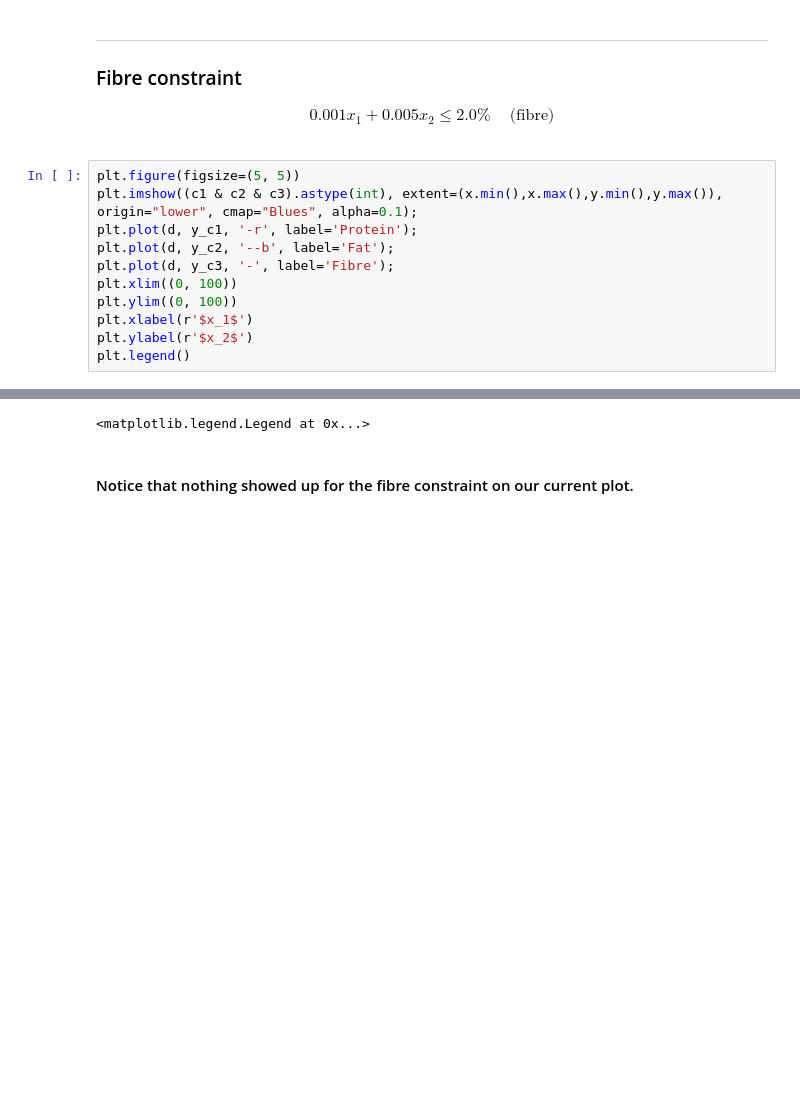
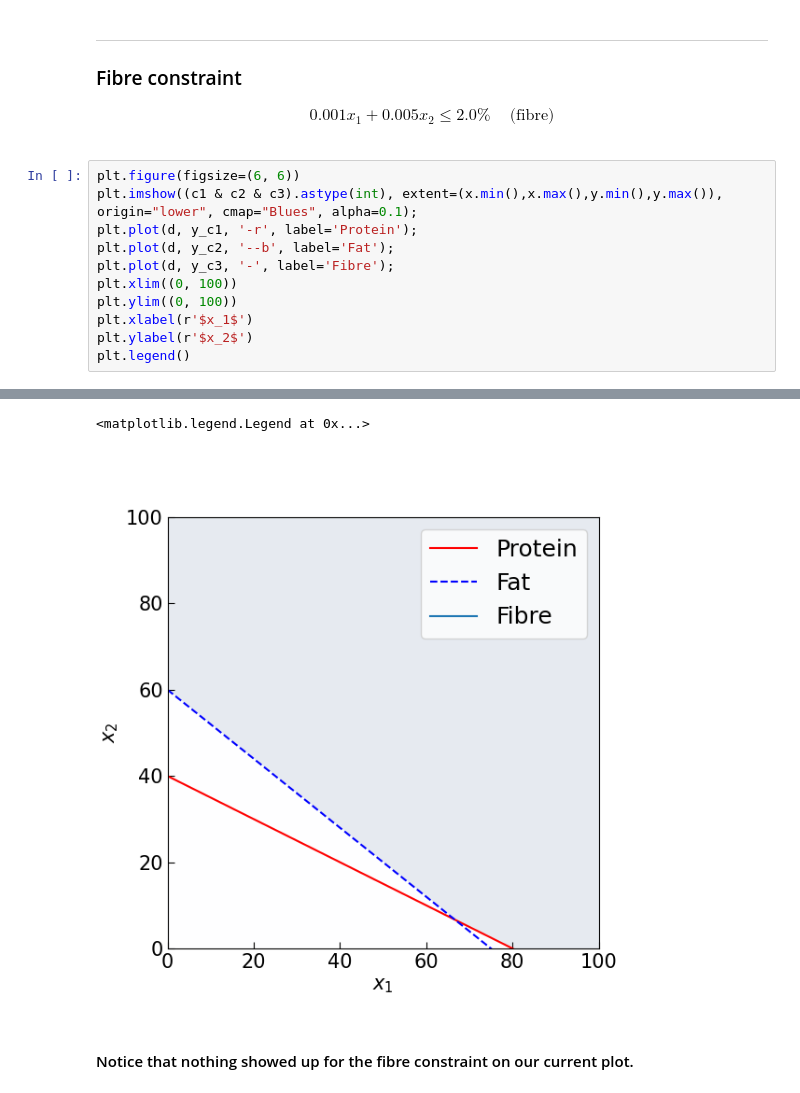
Before and after one commit to csianglim/DMC-Python, a Jupyter notebook: 0. LP Intro - Blending.ipynb, the cells around one changed output, grey strips where cells are left out. Saved outputs shown, nothing was run; the diff lists cells and outputs as text; blank space fills up the shorter version.

```diff
--- a/0. LP Intro - Blending.ipynb
+++ b/0. LP Intro - Blending.ipynb
@@ -218,7 +222,7 @@ $$
 \end{align}
 $$
 # %%
-plt.figure(figsize=(5, 5))
+plt.figure(figsize=(6, 6))
 plt.imshow((c1 & c2 & c3).astype(int), extent=(x.min(),x.max(),y.min(),y.max()), origin="lower", cmap="Blues", alpha=0.1);
 plt.plot(d, y_c1, '-r', label='Protein');
 plt.plot(d, y_c2, '--b', label='Fat');
@@ -234,4 +236,5 @@ plt.legend()
 <matplotlib.legend.Legend at 0x...>
+[figure, added]
 # %% [markdown]
 #### Notice that nothing showed up for the fibre constraint on our current plot.
 # %% [markdown]
```
Also changed, not shown: parts of 14 cells of this notebook.
